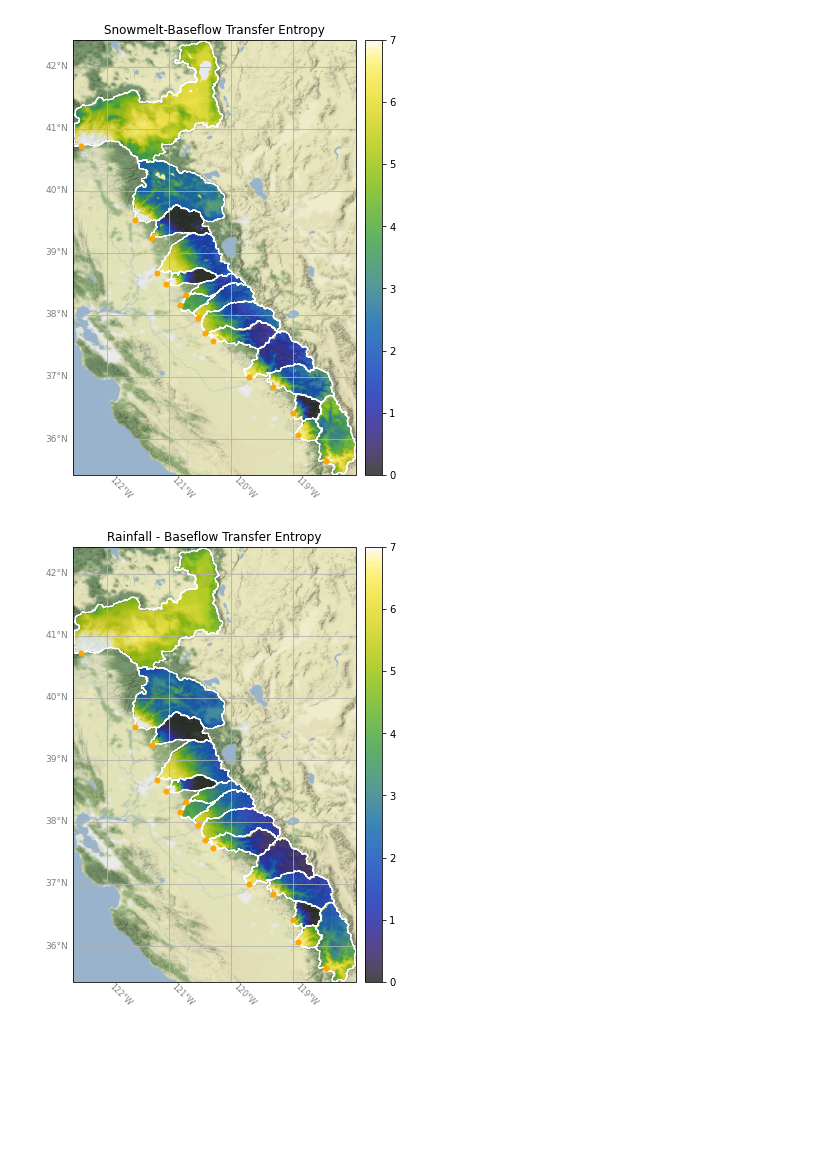
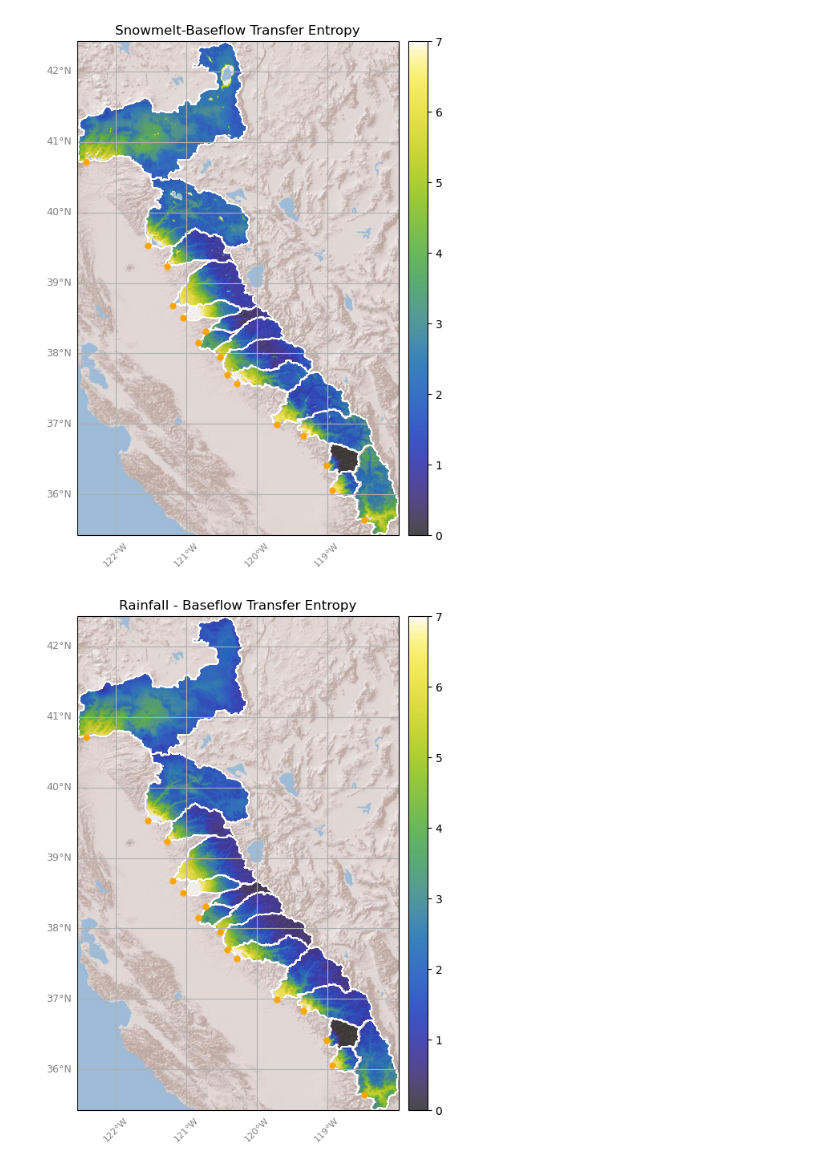
Before and after one commit to kashingtonDC/Baseflow_Source, a Jupyter notebook: code/06_TE_Figs.ipynb, the cells around one changed output. Drawn from its saved outputs; the diff is of its cells as text; code cells hidden in the pictures; blank space fills up the shorter version.

```diff
--- a/code/06_TE_Figs.ipynb
+++ b/code/06_TE_Figs.ipynb
@@ -48,7 +48,7 @@ def plot_basemaps(image, shp, title = None, cmap = 'viridis', ax = None, latlabe
     urlon, urlat = maxx, maxy
 
     # Create a Stamen Terrain instance.
-    stamen_terrain = cimgt.Stamen('terrain-background')
+    stamen_terrain = cimgt.GoogleTiles(style='terrain', url = 'https://server.arcgisonline.com/ArcGIS/rest/services/World_Shaded_Relief/MapServer/tile/{z}/{y}/{x}.jpg')
 
     # Create a GeoAxes in the tile's projection.
     gl = ax.gridlines(draw_labels=True)
@@ -172,7 +172,7 @@ if not os.path.exists(smlt_merged_fn):
 
 cmap = get_cmap('cet_kbgyw')
 # %%
-src = rio.open("../results/BF_TE/merged/smlt.tiff")
+src = rio.open("../results/BF_te_final/merged/smlt.tiff")
 arr = src.read(1)
 arr[arr==src.nodata] = np.nan
 
@@ -186,21 +186,21 @@ fig.colorbar(mappable = im, orientation='vertical', cax = cax,ax = axes)
 
 plt.show()
 # %% [output]
-[figure, old version]
+[figure, new version]
 # %%
-src = rio.open("../results/BF_TE/merged/prcp.tiff")
+src = rio.open("../results/BF_te_final/merged/prcp.tiff")
 arr = src.read(1)
 arr[arr==src.nodata] = np.nan
 
 fig, axes = plt.subplots(nrows=1, ncols=1,figsize = (12,8), subplot_kw={'projection': ccrs.PlateCarree()})
 im = plot_basemaps(arr, "../shape/sierra_catchments.shp", "Rainfall - Baseflow Transfer Entropy", cmap = cmap, ax = axes, latlabels = True, lonlabels = True, vmax = 7)
 fig.subplots_adjust(wspace=0.02,hspace =0.00)
 cax = fig.add_axes([axes.get_position().x1+0.01,axes.get_position().y0,0.02,axes.get_position().y1-axes.get_position().y0])
 fig.colorbar(mappable = im, orientation='vertical', cax = cax,ax = axes)
 
 plt.show()
 # %% [output]
-[figure, old version]
+[figure, new version]
 # %%
 # ELEVATION ANALYSIS
 
```
Also changed, not shown: parts of 10 cells of this notebook, 1 other file.
